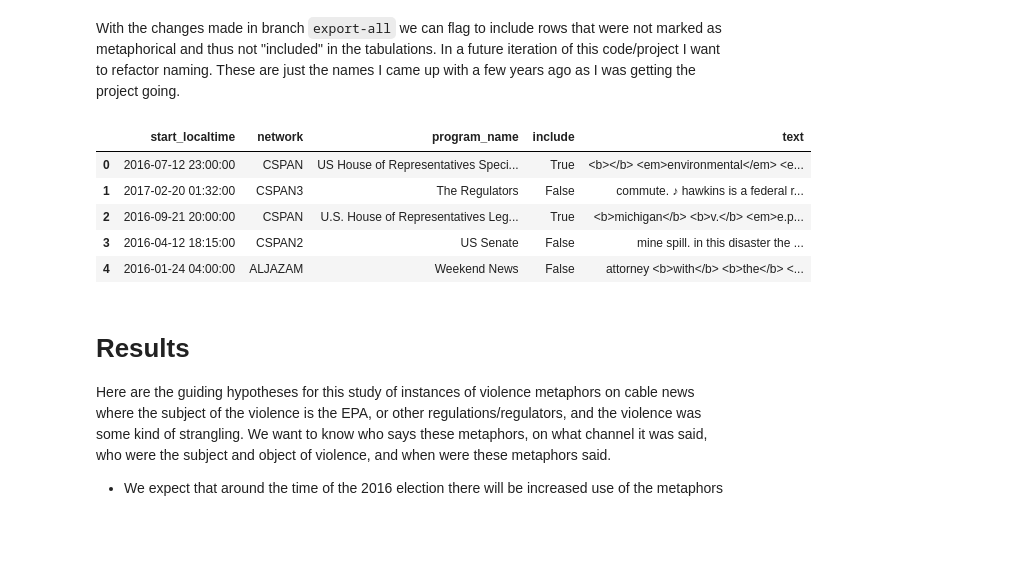
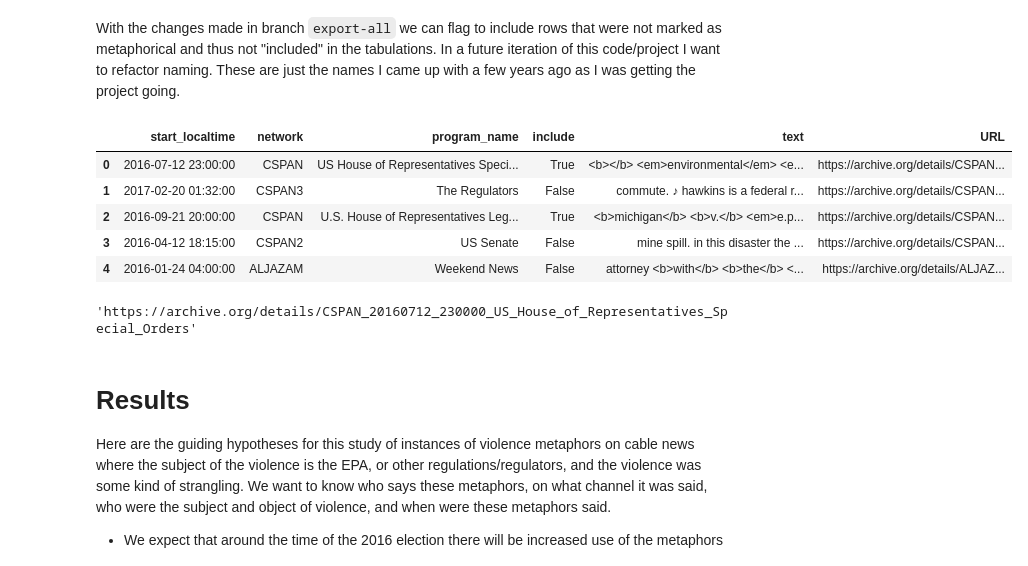
Before and after one commit to mt-digital/epa-metvi, a Jupyter notebook: Results.ipynb, the cells around one changed output. Drawn from its saved outputs; the diff is of its cells as text; code cells hidden in the pictures; blank space fills up the shorter version.

```diff
--- a/Results.ipynb
+++ b/Results.ipynb
@@ -43,11 +45,17 @@ With the changes made in branch `export-all` we can flag to include rows that we
 # %%
 df_all = ProjectExporter('EPA Metvi').export_dataframe(included_only=False)
 
-df_all[['start_localtime', 'network', 'program_name', 'include', 'text']].head()
+df_all.insert(3, 'URL', 'https://archive.org/details/' + df_all.iatv_id)
+
+df_all[['start_localtime', 'network', 'program_name', 'include', 'text', 'URL']].head()
 # %% [output]
-|  | start_localtime | network | program_name | include | text |
-| 0 | 2016-07-12 23:00:00 | CSPAN | US House of Representatives Speci... | True | <b></b> <em>environmental</em> <e... |
-| 1 | 2017-02-20 01:32:00 | CSPAN3 | The Regulators | False | commute. ♪ hawkins is a federal r... |
-| 2 | 2016-09-21 20:00:00 | CSPAN | U.S. House of Representatives Leg... | True | <b>michigan</b> <b>v.</b> <em>e.p... |
-| 3 | 2016-04-12 18:15:00 | CSPAN2 | US Senate | False | mine spill. in this disaster the ... |
-| 4 | 2016-01-24 04:00:00 | ALJAZAM | Weekend News | False | attorney <b>with</b> <b>the</b> <... |
+|  | start_localtime | network | program_name | include | text | URL |
+| 0 | 2016-07-12 23:00:00 | CSPAN | US House of Representatives Speci... | True | <b></b> <em>environmental</em> <e... | https://archive.org/details/CSPAN... |
+| 1 | 2017-02-20 01:32:00 | CSPAN3 | The Regulators | False | commute. ♪ hawkins is a federal r... | https://archive.org/details/CSPAN... |
+| 2 | 2016-09-21 20:00:00 | CSPAN | U.S. House of Representatives Leg... | True | <b>michigan</b> <b>v.</b> <em>e.p... | https://archive.org/details/CSPAN... |
+| 3 | 2016-04-12 18:15:00 | CSPAN2 | US Senate | False | mine spill. in this disaster the ... | https://archive.org/details/CSPAN... |
+| 4 | 2016-01-24 04:00:00 | ALJAZAM | Weekend News | False | attorney <b>with</b> <b>the</b> <... | https://archive.org/details/ALJAZ... |
+# %%
+df_all.URL[0]
+# %% [output]
+'https://archive.org/details/CSPAN_20160712_230000_US_House_of_Representatives_Special_Orders'
```
Also changed, not shown: parts of 4 cells of this notebook, 2 other files.
